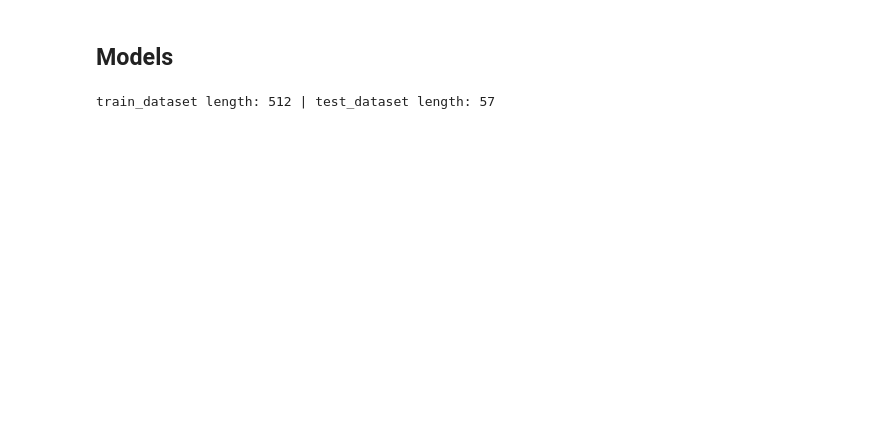
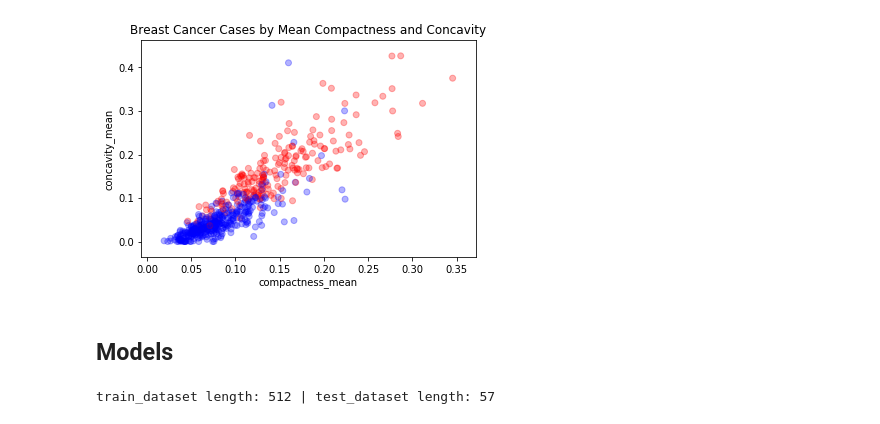
Before and after one commit to zainbaq/medical_ml, a Jupyter notebook: breast_cancer/breast_cancer_detection.ipynb, the cells around one changed output. Cells and saved outputs as stored; diff of their text form; code cells hidden in the pictures; blank space fills up the shorter version.

```diff
--- a/breast_cancer/breast_cancer_detection.ipynb
+++ b/breast_cancer/breast_cancer_detection.ipynb
@@ -35,3 +62,9 @@ dataset.df.head(5)
+# %%
+scatter(dataset.df, \
+       "Breast Cancer Cases by Mean Compactness and Concavity", \
+       'compactness_mean', 'concavity_mean', c_list)
+# %% [output]
+[figure, added]
 # %%
 def generate_batch(batch):
     label = np.array([entry[0] for entry in batch])
```
Also changed, not shown: parts of 8 cells of this notebook.
